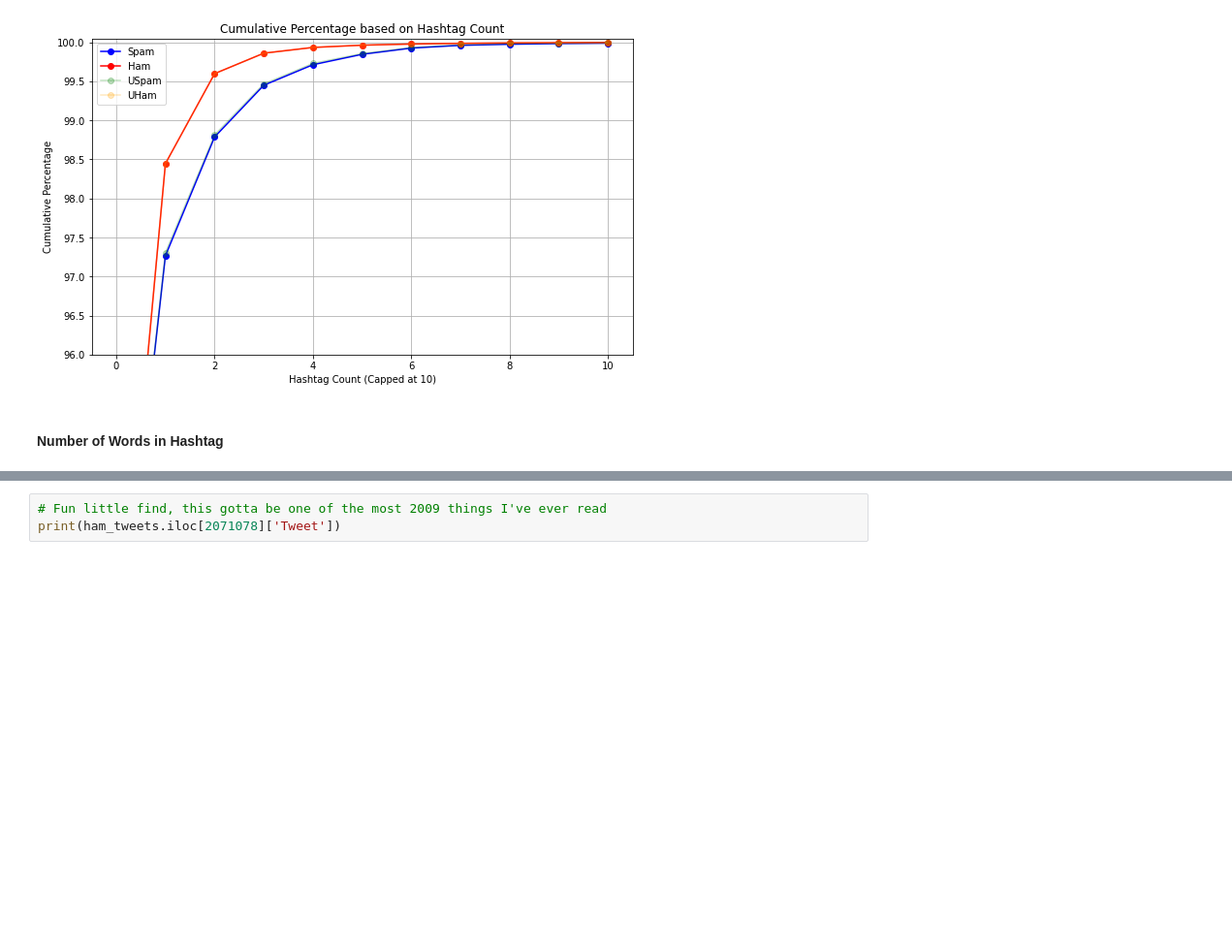
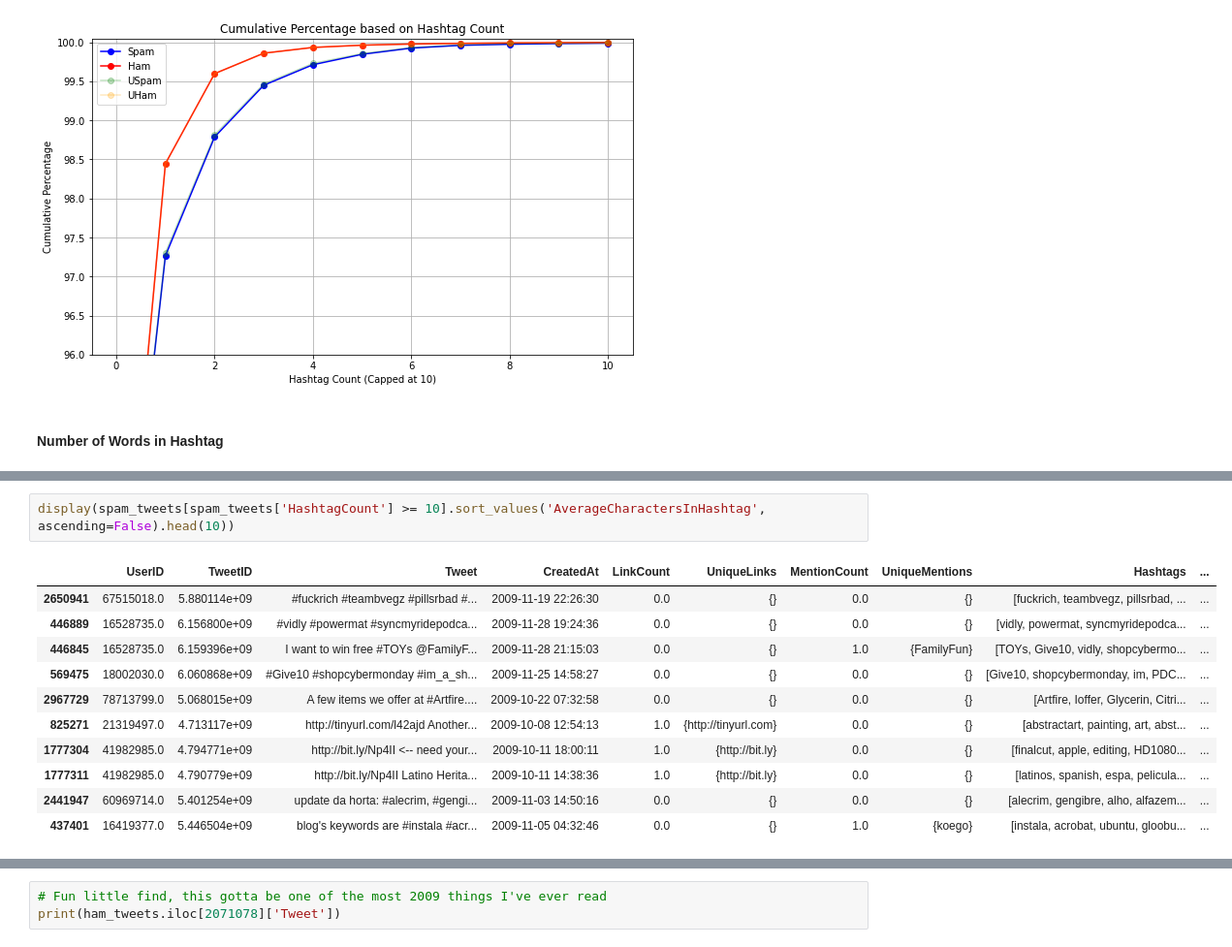
Before and after one commit to eric27n/439-704-research-fall-2023, a Jupyter notebook: Hashtag_Feature_Analysis.ipynb, the cells around one changed output, grey strips where cells are left out. Shown at 97% size. Saved outputs shown, nothing was run; the diff lists cells and outputs as text; blank space fills up the shorter version.

```diff
--- a/Hashtag_Feature_Analysis.ipynb
+++ b/Hashtag_Feature_Analysis.ipynb
@@ -544 +554,15 @@ See the caveats in the documentation: https://pandas.pydata.org/pandas-docs/stab
+# %%
+display(spam_tweets[spam_tweets['HashtagCount'] >= 10].sort_values('AverageCharactersInHashtag', ascending=False).head(10))
+# %% [output]
+|  | UserID | TweetID | Tweet | CreatedAt | LinkCount | UniqueLinks | MentionCount | UniqueMentions | Hashtags | ... |
+| 2650941 | 67515018.0 | 5.880114e+09 | #fuckrich #teambvegz #pillsrbad #... | 2009-11-19 22:26:30 | 0.0 | {} | 0.0 | {} | [fuckrich, teambvegz, pillsrbad, ... | ... |
+| 446889 | 16528735.0 | 6.156800e+09 | #vidly #powermat #syncmyridepodca... | 2009-11-28 19:24:36 | 0.0 | {} | 0.0 | {} | [vidly, powermat, syncmyridepodca... | ... |
+| 446845 | 16528735.0 | 6.159396e+09 | I want to win free #TOYs @FamilyF... | 2009-11-28 21:15:03 | 0.0 | {} | 1.0 | {FamilyFun} | [TOYs, Give10, vidly, shopcybermo... | ... |
+| 569475 | 18002030.0 | 6.060868e+09 | #Give10 #shopcybermonday #im_a_sh... | 2009-11-25 14:58:27 | 0.0 | {} | 0.0 | {} | [Give10, shopcybermonday, im, PDC... | ... |
+| 2967729 | 78713799.0 | 5.068015e+09 | A few items we offer at #Artfire.... | 2009-10-22 07:32:58 | 0.0 | {} | 0.0 | {} | [Artfire, Ioffer, Glycerin, Citri... | ... |
+| 825271 | 21319497.0 | 4.713117e+09 | http://tinyurl.com/l42ajd Another... | 2009-10-08 12:54:13 | 1.0 | {http://tinyurl.com} | 0.0 | {} | [abstractart, painting, art, abst... | ... |
+| 1777304 | 41982985.0 | 4.794771e+09 | http://bit.ly/Np4II <-- need your... | 2009-10-11 18:00:11 | 1.0 | {http://bit.ly} | 0.0 | {} | [finalcut, apple, editing, HD1080... | ... |
+| 1777311 | 41982985.0 | 4.790779e+09 | http://bit.ly/Np4II Latino Herita... | 2009-10-11 14:38:36 | 1.0 | {http://bit.ly} | 0.0 | {} | [latinos, spanish, espa, pelicula... | ... |
+| 2441947 | 60969714.0 | 5.401254e+09 | update da horta: #alecrim, #gengi... | 2009-11-03 14:50:16 | 0.0 | {} | 0.0 | {} | [alecrim, gengibre, alho, alfazem... | ... |
+| 437401 | 16419377.0 | 5.446504e+09 | blog's keywords are #instala #acr... | 2009-11-05 04:32:46 | 0.0 | {} | 1.0 | {koego} | [instala, acrobat, ubuntu, gloobu... | ... |
 # %%
```
Also changed, not shown: parts of 5 cells of this notebook.
